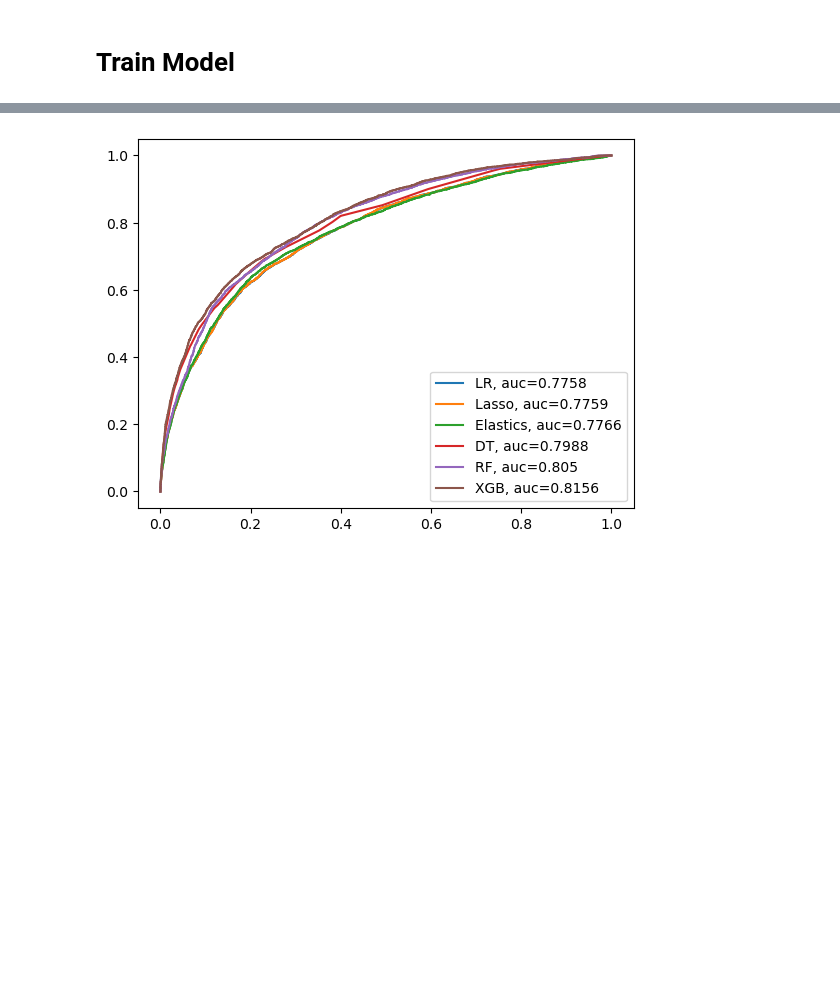
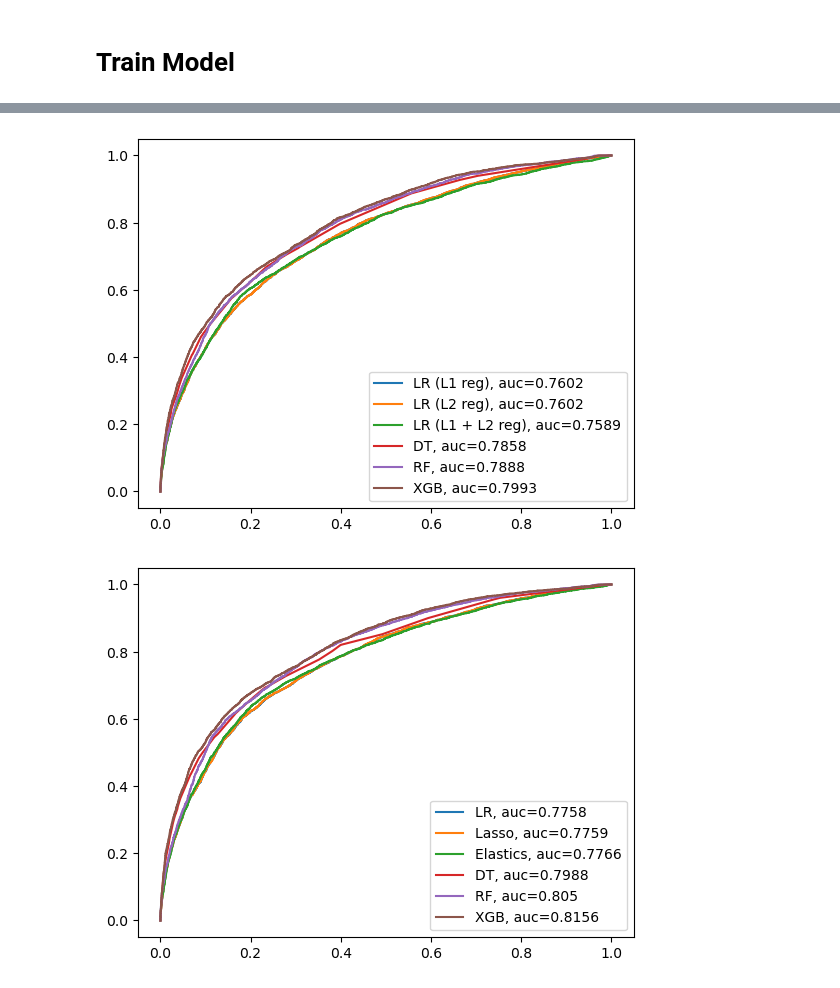
Before and after one commit to abudiarto/Asthma-python, a Jupyter notebook: ModelDev-CombineSplit-2vs1.ipynb, the cells around one changed output, grey strips where cells are left out. Saved outputs shown, nothing was run; the diff lists cells and outputs as text; code cells hidden in the pictures; blank space fills up the shorter version.

```diff
--- a/ModelDev-CombineSplit-2vs1.ipynb
+++ b/ModelDev-CombineSplit-2vs1.ipynb
@@ -559,6 +559,22 @@ Wall time: 49min 11s
 # ax.set_ylim(0.5, .9)
 # # ax.set_ylabel('AUC Score', fontsize=13)
 # ax.set_xlabel('Method', fontsize=13)
+# %%
+model_names = ['Lasso', 'LR', 'Elastics', 'DT', 'RF', 'XGB']
+model_names_fix = ['LR (L1 reg)', 'LR (L2 reg)', 'LR (L1 + L2 reg)', 'DT', 'RF', 'XGB']
+y_eval = evaluationData[target_outcome]
+for model_name, label in zip(model_names, model_names_fix):
+    model = pickle.load(open('../Models_trainValEval/12months/'+model_name+'0_2vs1.sav', 'rb'))
+    preds = model.predict_proba(X_eval)
+    preds = [x[1] for x in preds]
+    fpr, tpr, thresholds = roc_curve(y_eval, preds, pos_label=1)
+    auc = np.round(roc_auc_score(y_eval, preds), 4)
+    plt.plot(fpr,tpr,label=label+", auc="+str(auc))
+
+plt.legend(loc=4)
+plt.show()
+# %% [output]
+[figure, added]
 # %%
 model_names = ['LR', 'Lasso', 'Elastics', 'DT', 'RF', 'XGB']
 for model_name in model_names:
```
Also changed, not shown: parts of 22 cells of this notebook, 33 other files.
